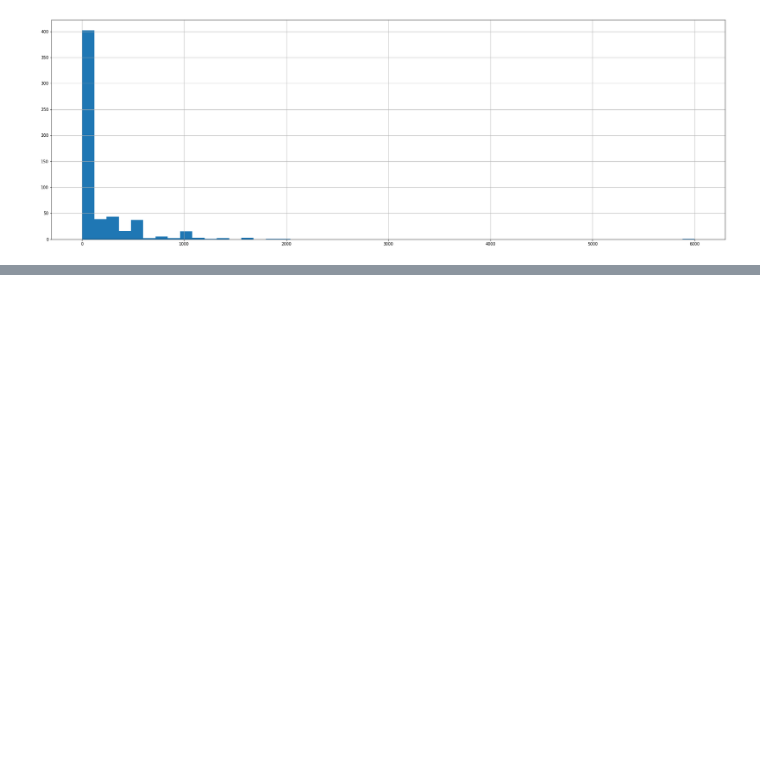
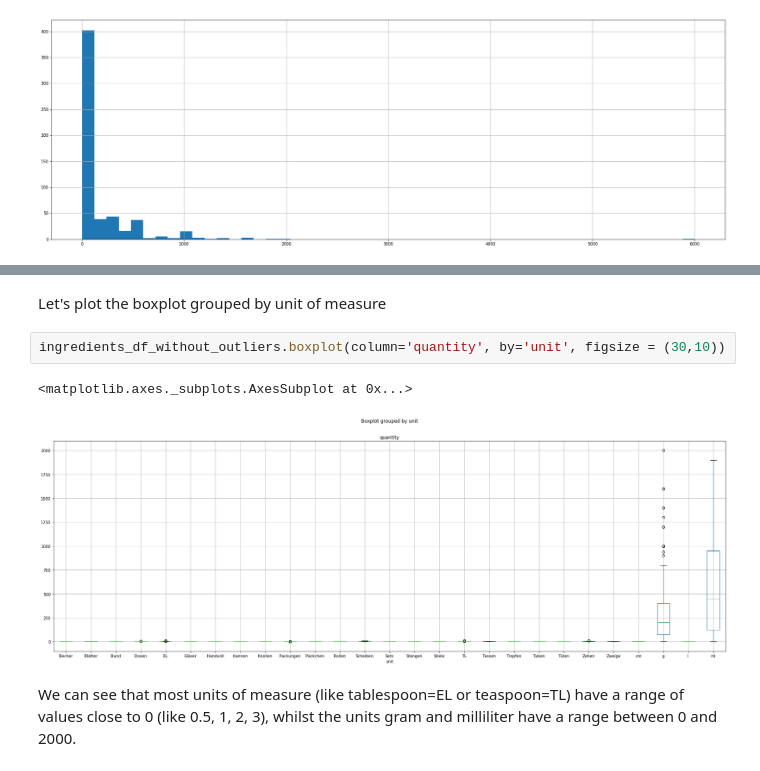
Before and after one commit to y-garcia/recipe-ingredient-classifier, a Jupyter notebook: 01_data_exploration.ipynb, the cells around one changed output, grey strips where cells are left out. Drawn from its saved outputs; the diff is of its cells as text; blank space fills up the shorter version.

```diff
--- a/01_data_exploration.ipynb
+++ b/01_data_exploration.ipynb
@@ -73,0 +96,9 @@ ingredients_df.quantity.hist(figsize = (30,10), bins=50)
+# %% [markdown]
+Let's plot the boxplot grouped by unit of measure
+# %%
+ingredients_df_without_outliers.boxplot(column='quantity', by='unit', figsize = (30,10))
+# %% [output]
+<matplotlib.axes._subplots.AxesSubplot at 0x...>
+[figure, added]
+# %% [markdown]
+We can see that most units of measure (like tablespoon=EL or teaspoon=TL) have a range of values close to 0 (like 0.5, 1, 2, 3), whilst the units gram and milliliter have a range between 0 and 2000.
```
Also changed, not shown: parts of 6 cells of this notebook.
